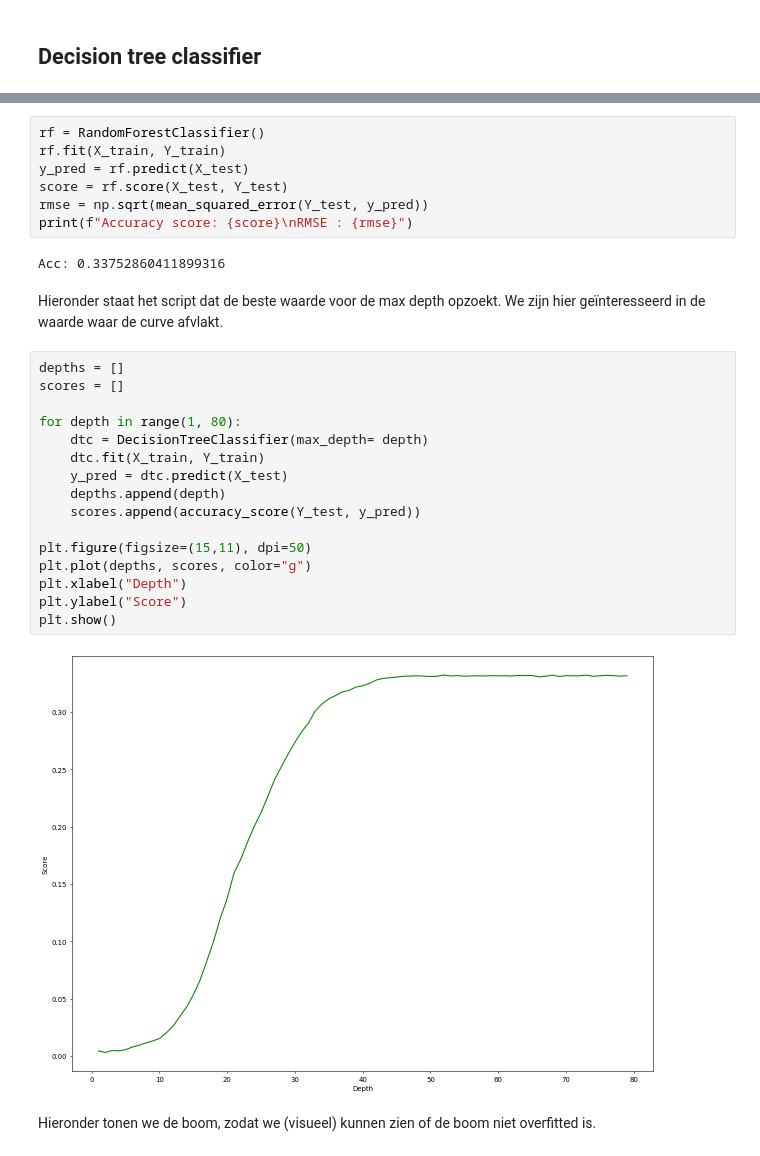
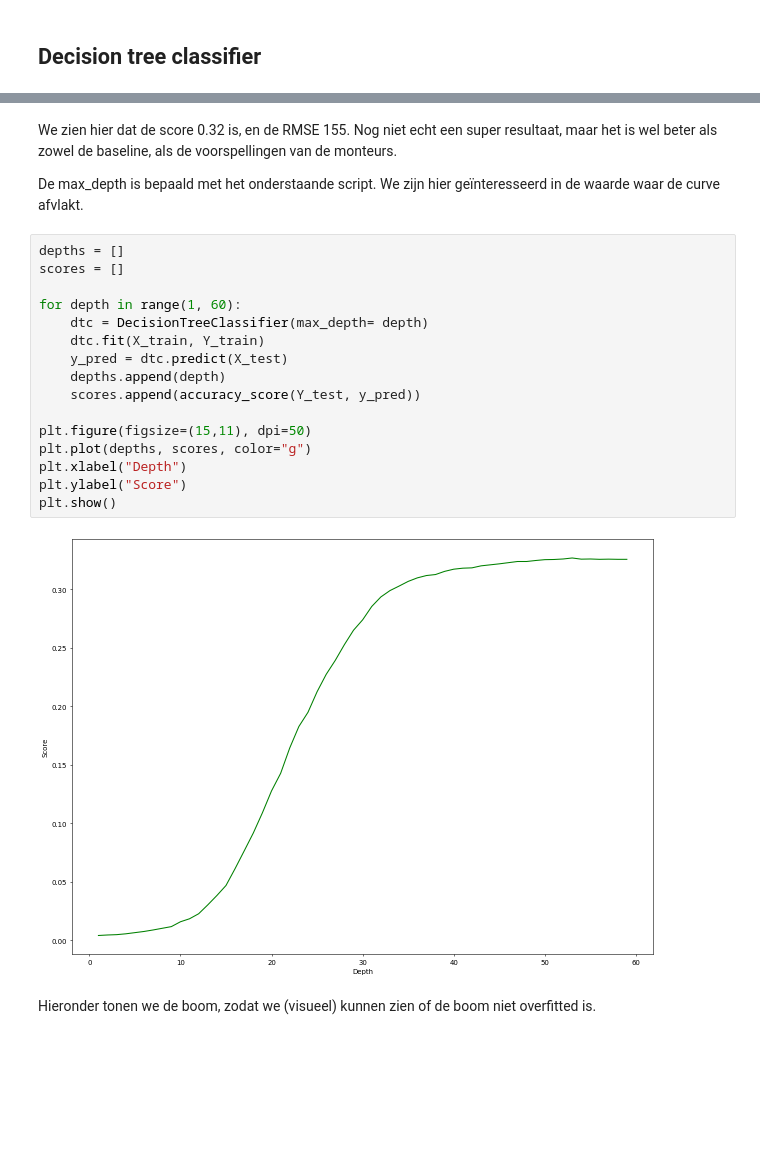
Before and after one commit to Alexandervsz/Storingen, a Jupyter notebook: Jupyter/Disruptions.ipynb, the cells around one changed output, grey strips where cells are left out. Saved outputs shown, nothing was run; the diff lists cells and outputs as text; blank space fills up the shorter version.

Commit message:
- Rearranged the cells. - Fixed spelling errors. - Removed unused cells and code.

```diff
--- a/Jupyter/Disruptions.ipynb
+++ b/Jupyter/Disruptions.ipynb
@@ -160,32 +221,25 @@ Acc: 0.33109267734553777
-# %%
-rf = RandomForestClassifier()
-rf.fit(X_train, Y_train)
-y_pred = rf.predict(X_test)
-score = rf.score(X_test, Y_test)
-rmse = np.sqrt(mean_squared_error(Y_test, y_pred))
-print(f"Accuracy score: {score}\nRMSE : {rmse}")
-# %% [output]
-Acc: 0.33752860411899316
-# %% [markdown]
-Hieronder staat het script dat de beste waarde voor de max depth opzoekt. We zijn hier geïnteresseerd in de waarde waar de curve afvlakt.
+# %% [markdown]
+We zien hier dat de score 0.32 is, en de RMSE 155. Nog niet echt een super resultaat, maar het is wel beter als zowel de baseline, als de voorspellingen van de monteurs.
+
+De max_depth is bepaald met het onderstaande script. We zijn hier geïnteresseerd in de waarde waar de curve afvlakt.
 # %%
 depths = []
 scores = []
 
-for depth in range(1, 80):
+for depth in range(1, 60):
     dtc = DecisionTreeClassifier(max_depth= depth)
     dtc.fit(X_train, Y_train)
     y_pred = dtc.predict(X_test)
     depths.append(depth)
     scores.append(accuracy_score(Y_test, y_pred))
 
 plt.figure(figsize=(15,11), dpi=50)
 plt.plot(depths, scores, color="g")
 plt.xlabel("Depth")
 plt.ylabel("Score")
 plt.show()
 # %% [output]
-[figure, old version]
+[figure, new version]
 # %% [markdown]
 Hieronder tonen we de boom, zodat we (visueel) kunnen zien of de boom niet overfitted is.
 # %%
```
Also changed, not shown: parts of 75 cells of this notebook, 2 other files.
